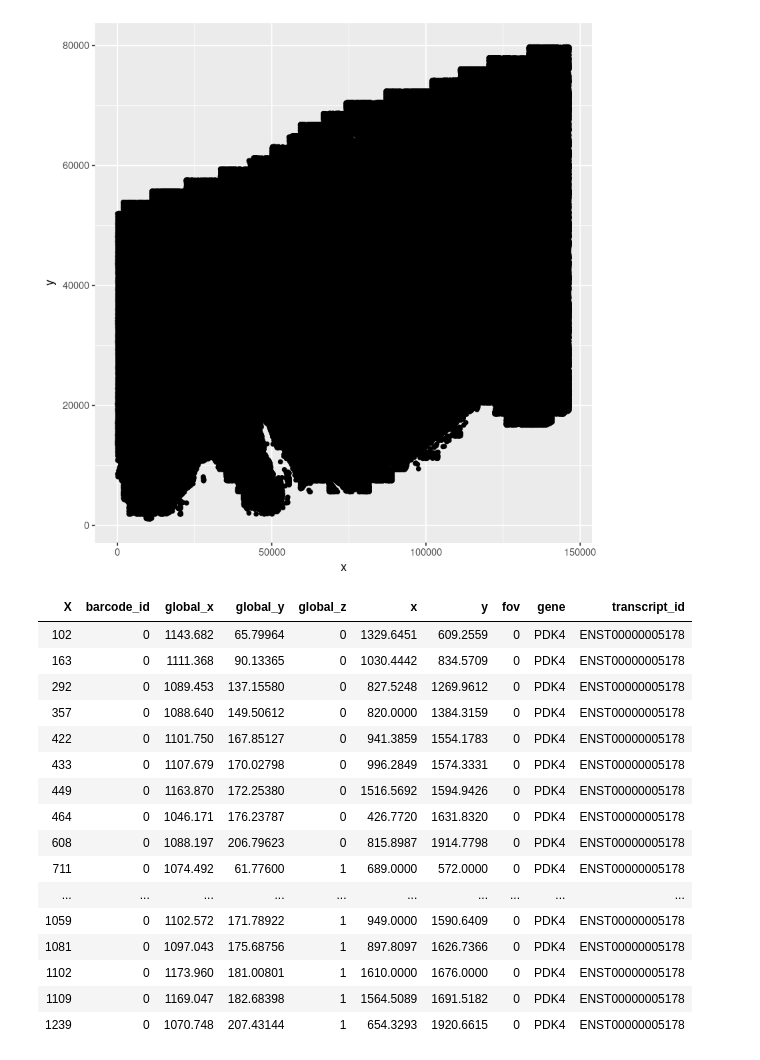
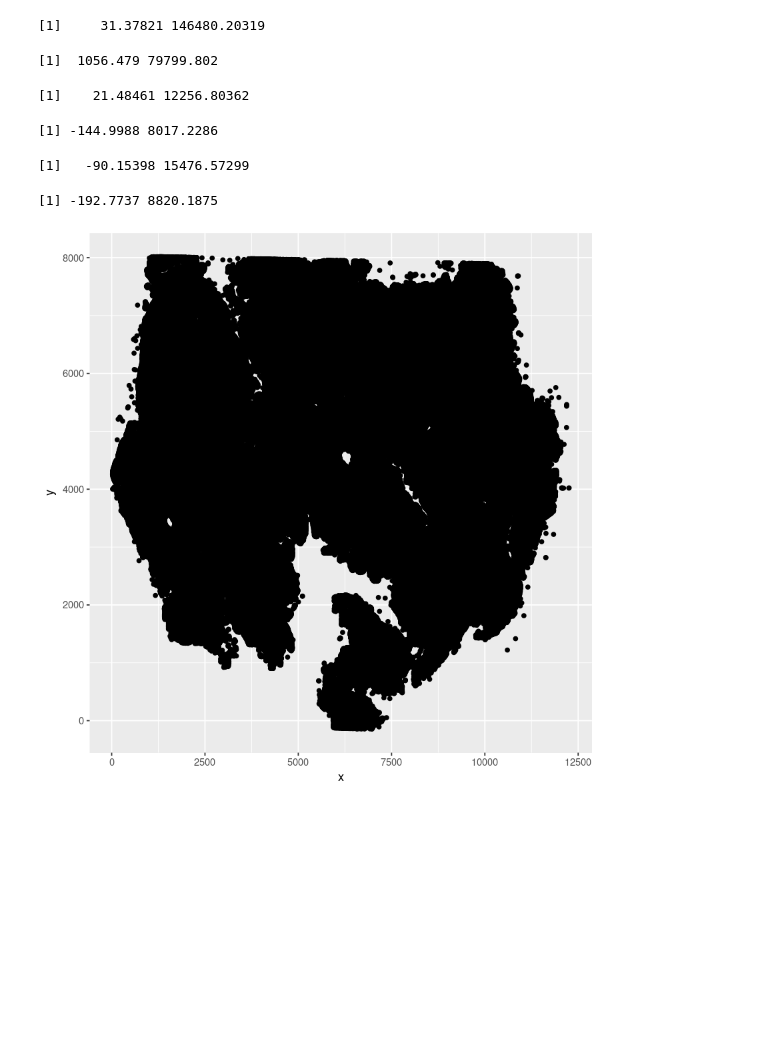
Before and after one commit to seasoncloud/HubID, a Jupyter notebook: GaussianPrior/getdata.ipynb, the cells around one changed output. Drawn from its saved outputs; the diff is of its cells as text; code cells hidden in the pictures; blank space fills up the shorter version.

Commit message:
different runs and plot

```diff
--- a/GaussianPrior/getdata.ipynb
+++ b/GaussianPrior/getdata.ipynb
@@ -28,0 +9,16 @@ location = metadata[,c('center_x','center_y')]
+# %%
+range(location1[,1])
+range(location1[,2])
+# %% [output]
+[1]     31.37821 146480.20319
+[1]  1056.479 79799.802
+# %%
+path2 = '/gladstone/engelhardt/pelka-collaboration/HumanColonCancerPatient1/cell_metadata.csv'
+metadata2 = read.csv(path2, row.names = 1)
+location2 = metadata2[,c('center_x','center_y')]
+# %%
+range(location2[,1])
+range(location2[,2])
+# %% [output]
+[1]    21.48461 12256.80362
+[1] -144.9988 8017.2286
@@ -29,7 +29,13 @@ location = metadata[,c('center_x','center_y')]
+# %%
+range(location3[,1])
+range(location3[,2])
+# %% [output]
+[1]   -90.15398 15476.57299
+[1] -192.7737 8820.1875
 # %%
 library(ggplot2)
-df = data.frame(x = metadata[,'center_x'], y = metadata[,'center_y'])
+df = data.frame(x = location2[,1], y = location2[,2])
 ggplot(df, aes(x = x, y = y))+
     geom_point()
 # %% [output]
-[figure, old version]
+[figure, new version]
@@ -41,20 +41,0 @@ trans_micron = read.csv(con, nrows = 20)
-# %%
-trans_micron
-# %% [output]
-| X | barcode_id | global_x | global_y | global_z | x | y | fov | gene | transcript_id |
-| 102 | 0 | 1143.682 | 65.79964 | 0 | 1329.6451 | 609.2559 | 0 | PDK4 | ENST00000005178 |
-| 163 | 0 | 1111.368 | 90.13365 | 0 | 1030.4442 | 834.5709 | 0 | PDK4 | ENST00000005178 |
-| 292 | 0 | 1089.453 | 137.15580 | 0 | 827.5248 | 1269.9612 | 0 | PDK4 | ENST00000005178 |
-| 357 | 0 | 1088.640 | 149.50612 | 0 | 820.0000 | 1384.3159 | 0 | PDK4 | ENST00000005178 |
-| 422 | 0 | 1101.750 | 167.85127 | 0 | 941.3859 | 1554.1783 | 0 | PDK4 | ENST00000005178 |
-| 433 | 0 | 1107.679 | 170.02798 | 0 | 996.2849 | 1574.3331 | 0 | PDK4 | ENST00000005178 |
-| 449 | 0 | 1163.870 | 172.25380 | 0 | 1516.5692 | 1594.9426 | 0 | PDK4 | ENST00000005178 |
-| 464 | 0 | 1046.171 | 176.23787 | 0 | 426.7720 | 1631.8320 | 0 | PDK4 | ENST00000005178 |
-| 608 | 0 | 1088.197 | 206.79623 | 0 | 815.8987 | 1914.7798 | 0 | PDK4 | ENST00000005178 |
-| 711 | 0 | 1074.492 | 61.77600 | 1 | 689.0000 | 572.0000 | 0 | PDK4 | ENST00000005178 |
-| ... | ... | ... | ... | ... | ... | ... | ... | ... | ... |
-| 1059 | 0 | 1102.572 | 171.78922 | 1 | 949.0000 | 1590.6409 | 0 | PDK4 | ENST00000005178 |
-| 1081 | 0 | 1097.043 | 175.68756 | 1 | 897.8097 | 1626.7366 | 0 | PDK4 | ENST00000005178 |
-| 1102 | 0 | 1173.960 | 181.00801 | 1 | 1610.0000 | 1676.0000 | 0 | PDK4 | ENST00000005178 |
-| 1109 | 0 | 1169.047 | 182.68398 | 1 | 1564.5089 | 1691.5182 | 0 | PDK4 | ENST00000005178 |
-| 1239 | 0 | 1070.748 | 207.43144 | 1 | 654.3293 | 1920.6615 | 0 | PDK4 | ENST00000005178 |
```
Also changed, not shown: parts of 12 cells of this notebook, 21 other files.
